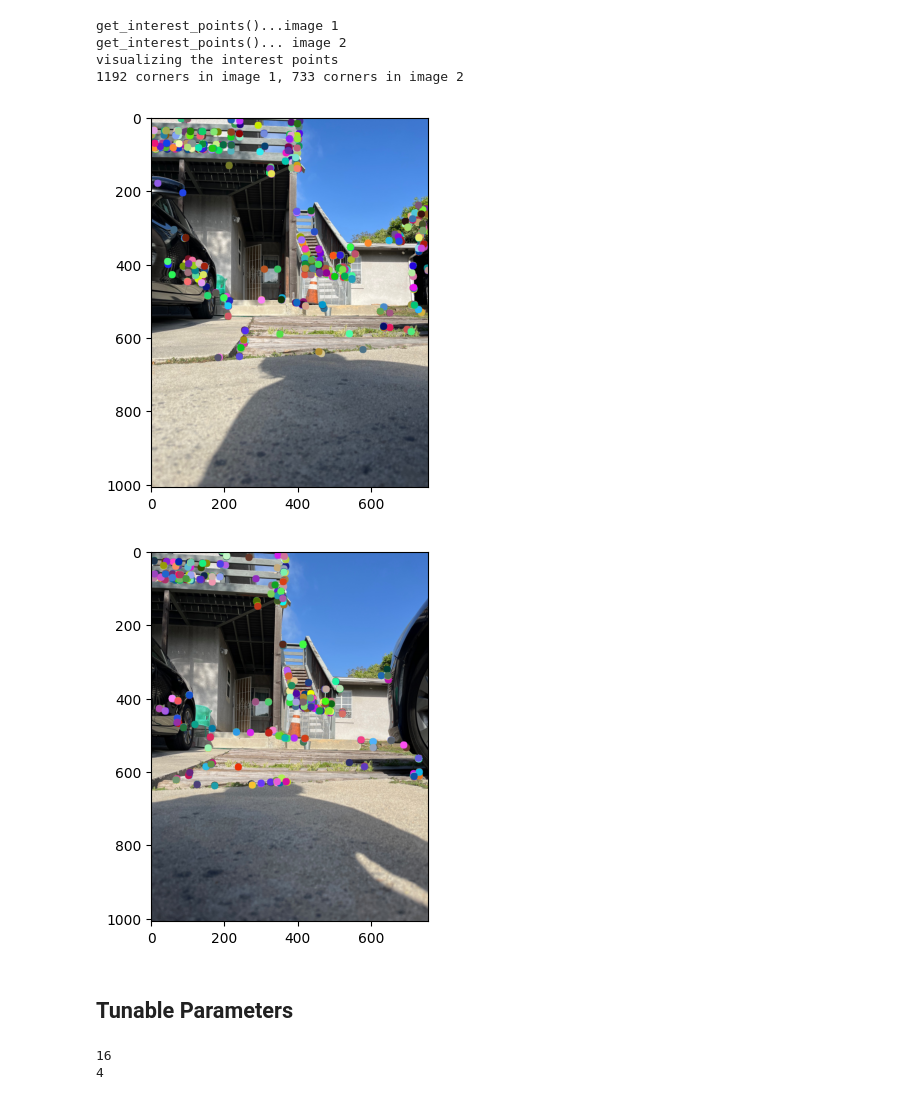
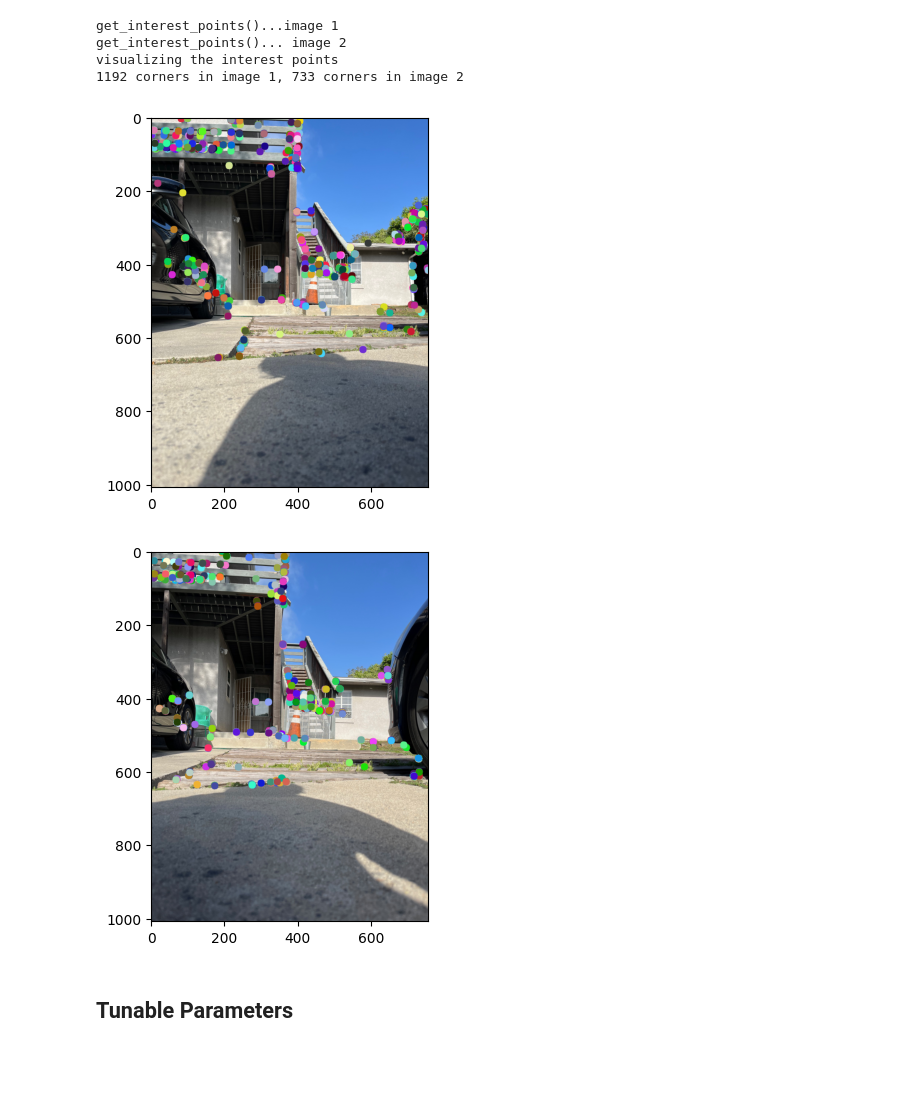
Before and after one commit to SethPavlicekGradStudent/CS659-Project, a Jupyter notebook: project.ipynb, the cells around one changed output. Drawn from its saved outputs; the diff is of its cells as text; code cells hidden in the pictures; blank space fills up the shorter version.

```diff
--- a/project.ipynb
+++ b/project.ipynb
@@ -112,38 +111,38 @@ def get_interest_points(image, feature_width):
 
     return x,y, scales
 # %%
-image1 = load_image('/home/shane/Downloads/ha4/ha4/data/Personal/IMG_7568.jpg')
-image2 = load_image('/home/shane/Downloads/ha4/ha4/data/Personal/IMG_7569.jpg')
-eval_file = '/home/shane/Downloads/ha4/ha4/annotate/stereo_vision2.pkl'
+image1 = load_image('./inputImages/IMG_7568.jpg')
+image2 = load_image('./inputImages/IMG_7569.jpg')
+eval_file = './inputImages/A_to_B.pkl'
 
 
 scale_factor = 0.5
 image1 = cv2.resize(image1, (0, 0), fx=scale_factor, fy=scale_factor)
 image2 = cv2.resize(image2, (0, 0), fx=scale_factor, fy=scale_factor)
 image1_bw = cv2.cvtColor(image1, cv2.COLOR_RGB2GRAY)
 image2_bw = cv2.cvtColor(image2, cv2.COLOR_RGB2GRAY)
 
 feature_width = 16 # width and height of each local feature, in pixels.
 ########## interest point detection ##########
 print('get_interest_points()...image 1')
 x1, y1, scales1= get_interest_points(image1_bw, feature_width)
 print('get_interest_points()... image 2')
 x2, y2, scales2 = get_interest_points(image2_bw, feature_width)
 
 print('visualizing the interest points')
 # Visualize the interest points
 c1 = show_interest_points(image1, x1, y1)
 c2 = show_interest_points(image2, x2, y2)
 plt.figure(); plt.imshow(c1)
 plt.figure(); plt.imshow(c2)
 print('{:d} corners in image 1, {:d} corners in image 2'.format(len(x1), len(x2)))
 # %% [output]
 get_interest_points()...image 1
 get_interest_points()... image 2
 visualizing the interest points
 1192 corners in image 1, 733 corners in image 2
-[figure, old version]
+[figure, new version]
-[figure, old version]
+[figure, new version]
 # %% [markdown]
 ## Tunable Parameters
 # %%
@@ -151,21 +150,15 @@ class IncomaptibleWindowSizes(Exception):
     pass
 
 #tunable parameters for the ablasian study
-bins = 144
-mainWindowSize = 24
-smallerWindowSize = 6
+bins = 8
+mainWindowSize = 16
+smallerWindowSize = 4
 #options in the future: padding type,
 
 #calculations based on tunables
 halfmainWindowSize = mainWindowSize // 2
 numRegions = (mainWindowSize // smallerWindowSize) ** 2
 numRegionsAcross = int(math.sqrt(numRegions))
-
-print(numRegions)
-print(numRegionsAcross)
-# %% [output]
-16
-4
 # %%
 
 def get_features(image, x, y, feature_width):
```
Also changed, not shown: parts of 10 cells of this notebook, 1 other file.
